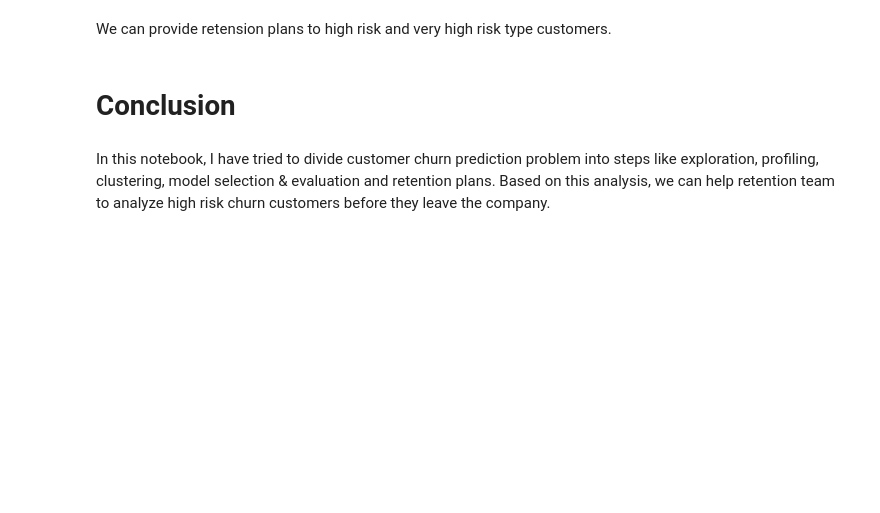
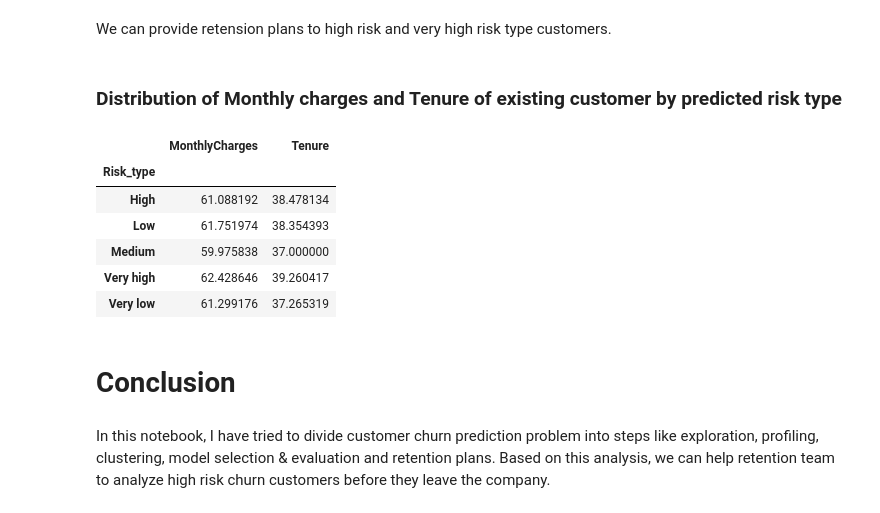
Before and after one commit to ShivaliPatel/Data-science-projects, a Jupyter notebook: Telco_customer_churn/Notebooks/Telecom Churn Prediction-v2.ipynb, the cells around one changed output. Cells and saved outputs as stored; diff of their text form; code cells hidden in the pictures; blank space fills up the shorter version.

```diff
--- a/Telco_customer_churn/Notebooks/Telecom Churn Prediction-v2.ipynb
+++ b/Telco_customer_churn/Notebooks/Telecom Churn Prediction-v2.ipynb
@@ -1635,5 +1635,19 @@ Text(0.5,0,'Customers')
 # %% [markdown]
 We can provide retension plans to high risk and very high risk type customers.
+# %% [markdown]
+### Distribution of Monthly charges and Tenure of existing customer by predicted risk type
+# %%
+existing_cust_risk_type = existing_cust.groupby('Risk_type')
+# %%
+existing_cust_risk_type[['MonthlyCharges','Tenure']].mean()
+# %% [output]
+|  | MonthlyCharges | Tenure |
+| Risk_type |  |  |
+| High | 61.088192 | 38.478134 |
+| Low | 61.751974 | 38.354393 |
+| Medium | 59.975838 | 37.000000 |
+| Very high | 62.428646 | 39.260417 |
+| Very low | 61.299176 | 37.265319 |
 # %% [markdown]
 # Conclusion
 # %% [markdown]
```
Also changed, not shown: parts of 10 cells of this notebook.
